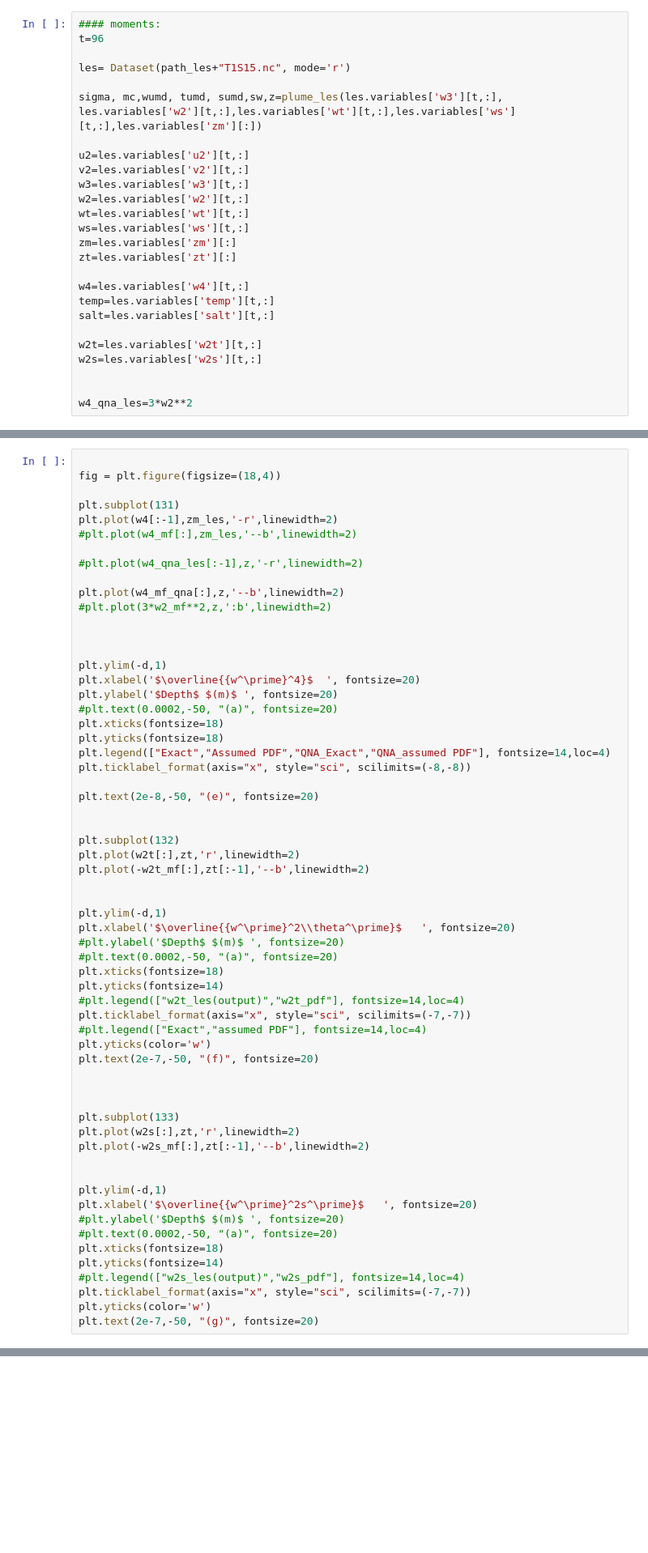
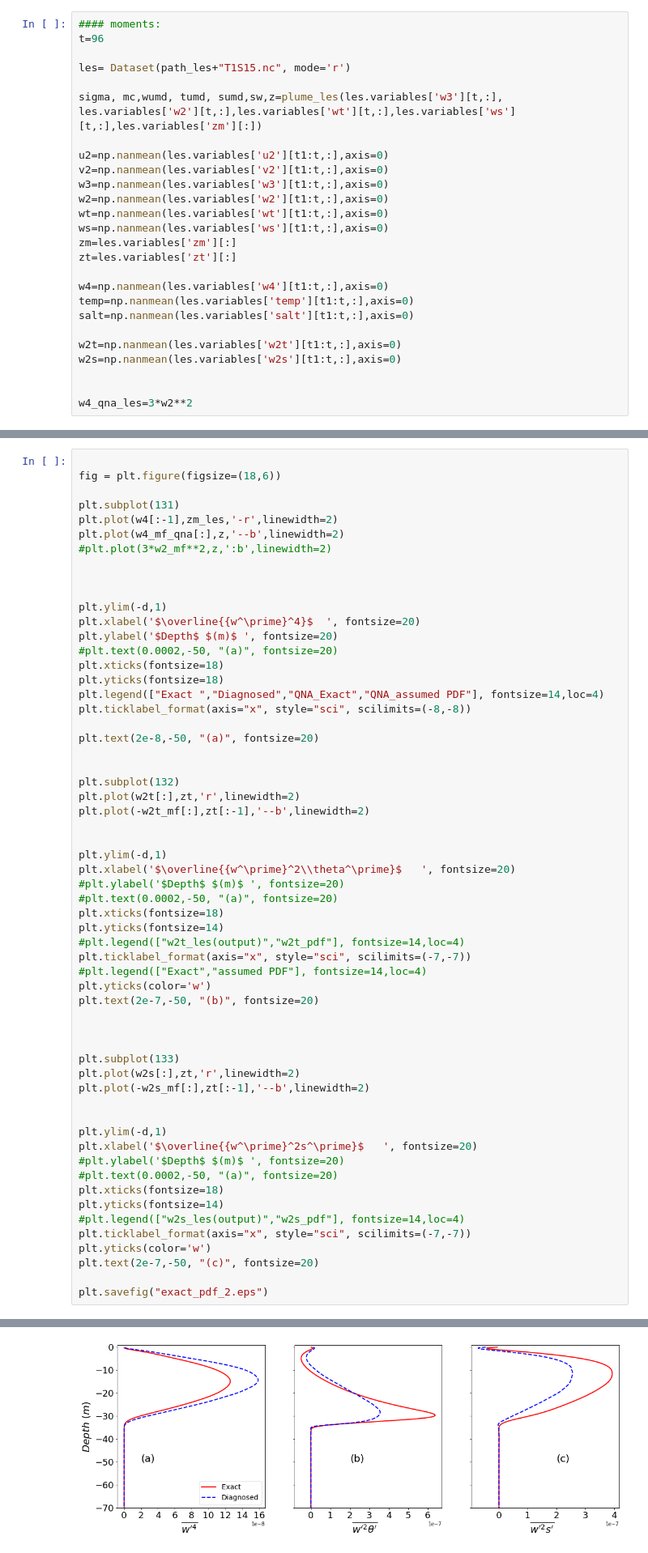
Before and after one commit to amrapallig/adcAnalysis, a Jupyter notebook: LES_ADC_plume.ipynb, the cells around one changed output, grey strips where cells are left out. Shown at 81% size. Saved outputs shown, nothing was run; the diff lists cells and outputs as text; blank space fills up the shorter version.

```diff
--- a/LES_ADC_plume.ipynb
+++ b/LES_ADC_plume.ipynb
@@ -107,21 +121,21 @@ les= Dataset(path_les+"T1S15.nc", mode='r')
 
 sigma, mc,wumd, tumd, sumd,sw,z=plume_les(les.variables['w3'][t,:], les.variables['w2'][t,:],les.variables['wt'][t,:],les.variables['ws'][t,:],les.variables['zm'][:])
 
-u2=les.variables['u2'][t,:]
-v2=les.variables['v2'][t,:]
-w3=les.variables['w3'][t,:]
-w2=les.variables['w2'][t,:]
-wt=les.variables['wt'][t,:]
-ws=les.variables['ws'][t,:]
+u2=np.nanmean(les.variables['u2'][t1:t,:],axis=0)
+v2=np.nanmean(les.variables['v2'][t1:t,:],axis=0)
+w3=np.nanmean(les.variables['w3'][t1:t,:],axis=0)
+w2=np.nanmean(les.variables['w2'][t1:t,:],axis=0)
+wt=np.nanmean(les.variables['wt'][t1:t,:],axis=0)
+ws=np.nanmean(les.variables['ws'][t1:t,:],axis=0)
 zm=les.variables['zm'][:]
 zt=les.variables['zt'][:]
 
-w4=les.variables['w4'][t,:]
-temp=les.variables['temp'][t,:]
-salt=les.variables['salt'][t,:]
+w4=np.nanmean(les.variables['w4'][t1:t,:],axis=0)
+temp=np.nanmean(les.variables['temp'][t1:t,:],axis=0)
+salt=np.nanmean(les.variables['salt'][t1:t,:],axis=0)
 
-w2t=les.variables['w2t'][t,:]
-w2s=les.variables['w2s'][t,:]
+w2t=np.nanmean(les.variables['w2t'][t1:t,:],axis=0)
+w2s=np.nanmean(les.variables['w2s'][t1:t,:],axis=0)
 
 
 w4_qna_les=3*w2**2
@@ -197,13 +162,9 @@ plt.yticks(color='w')
 # %%
 
-fig = plt.figure(figsize=(18,4))
+fig = plt.figure(figsize=(18,6))
 
 plt.subplot(131)
 plt.plot(w4[:-1],zm_les,'-r',linewidth=2)
-#plt.plot(w4_mf[:],zm_les,'--b',linewidth=2)
-
-#plt.plot(w4_qna_les[:-1],z,'-r',linewidth=2)
-
 plt.plot(w4_mf_qna[:],z,'--b',linewidth=2)
 #plt.plot(3*w2_mf**2,z,':b',linewidth=2)
 
@@ -215,10 +176,10 @@ plt.ylabel('$Depth$ $(m)$ ', fontsize=20)
 #plt.text(0.0002,-50, "(a)", fontsize=20)
 plt.xticks(fontsize=18)
 plt.yticks(fontsize=18)
-plt.legend(["Exact","Assumed PDF","QNA_Exact","QNA_assumed PDF"], fontsize=14,loc=4)
+plt.legend(["Exact ","Diagnosed","QNA_Exact","QNA_assumed PDF"], fontsize=14,loc=4)
 plt.ticklabel_format(axis="x", style="sci", scilimits=(-8,-8))
 
-plt.text(2e-8,-50, "(e)", fontsize=20)
+plt.text(2e-8,-50, "(a)", fontsize=20)
 
 
 plt.subplot(132)
@@ -236,7 +197,7 @@ plt.yticks(fontsize=14)
 plt.ticklabel_format(axis="x", style="sci", scilimits=(-7,-7))
 #plt.legend(["Exact","assumed PDF"], fontsize=14,loc=4)
 plt.yticks(color='w')
-plt.text(2e-7,-50, "(f)", fontsize=20)
+plt.text(2e-7,-50, "(b)", fontsize=20)
 
 
 
@@ -254,4 +215,7 @@ plt.yticks(fontsize=14)
 #plt.legend(["w2s_les(output)","w2s_pdf"], fontsize=14,loc=4)
 plt.ticklabel_format(axis="x", style="sci", scilimits=(-7,-7))
 plt.yticks(color='w')
-plt.text(2e-7,-50, "(g)", fontsize=20)
+plt.text(2e-7,-50, "(c)", fontsize=20)
+
+plt.savefig("exact_pdf_2.eps")
+# %% [output]
@@ -258,2 +223,3 @@ plt.text(2e-7,-50, "(g)", fontsize=20)
+[figure, added]
 # %%
 ####################################################################
```
Also changed, not shown: parts of 6 cells of this notebook, 29 other files.
